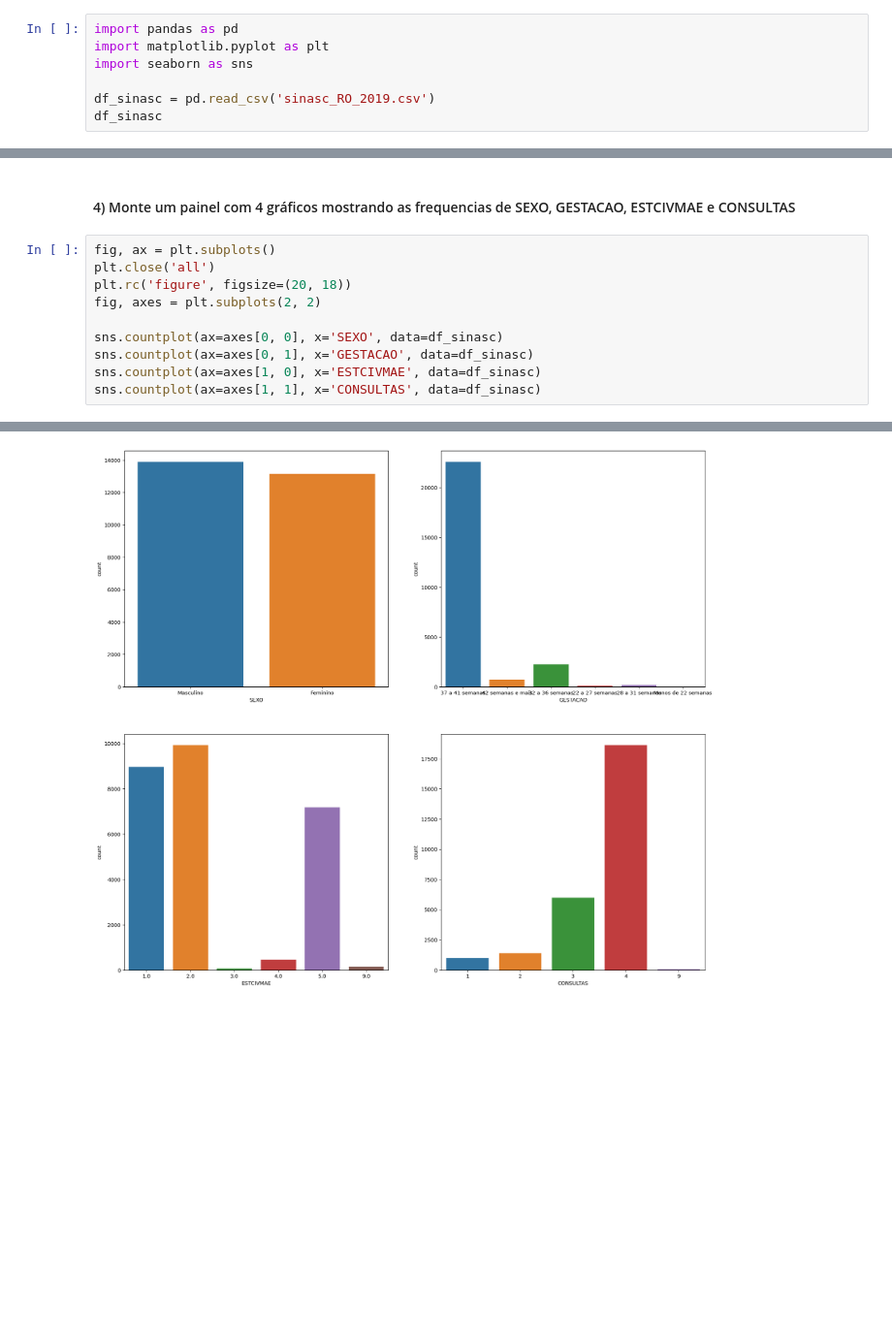
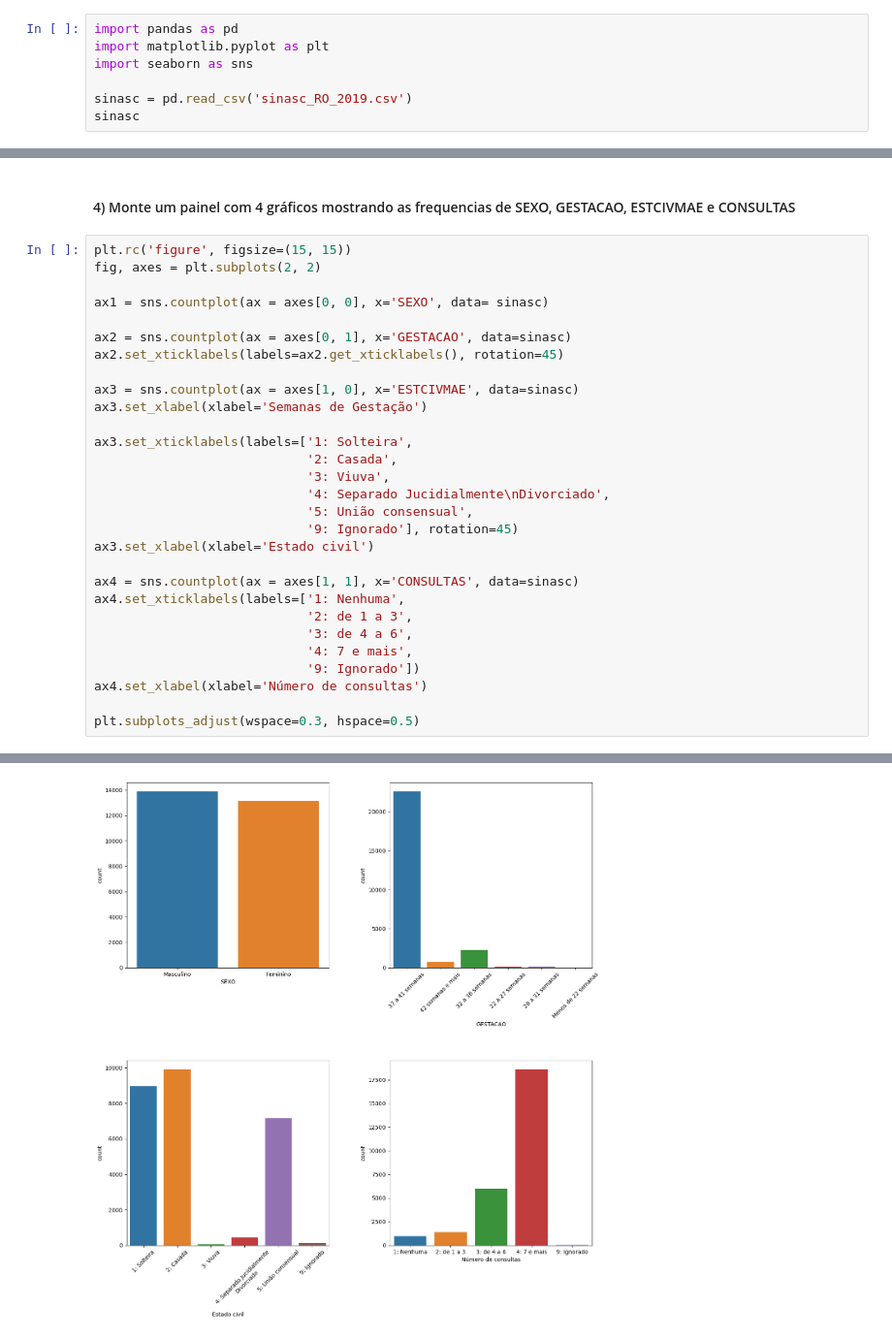
Before and after one commit to Jefersonfranca/Exerc-cio1m-dulo-6, a Jupyter notebook: mod06 tarefa 1.ipynb, the cells around one changed output, grey strips where cells are left out. Shown: that part at 97% size. Cells and saved outputs as stored; diff of their text form; blank space fills up the shorter version.

```diff
--- a/mod06 tarefa 1.ipynb
+++ b/mod06 tarefa 1.ipynb
@@ -7,8 +7,8 @@ import pandas as pd
 import matplotlib.pyplot as plt
 import seaborn as sns
 
-df_sinasc = pd.read_csv('sinasc_RO_2019.csv')
-df_sinasc
+sinasc = pd.read_csv('sinasc_RO_2019.csv')
+sinasc
 # %% [output]
 |  | ORIGEM | CODESTAB | CODMUNNASC | LOCNASC | IDADEMAE | ESTCIVMAE | ESCMAE | CODOCUPMAE | QTDFILVIVO | ... |
 | 0 | 1 | 2679477.0 | 110001 | 1 | 19 | 5.0 | 8 a 11 anos | NaN | 0.0 | ... |
@@ -59,13 +93,32 @@ sns.barplot(x='APGAR5', y='CONSULTAS', estimator='mean', data=df_sinasc)
 # %% [markdown]
 ####  4) Monte um painel com 4 gráficos mostrando as frequencias de SEXO, GESTACAO, ESTCIVMAE e CONSULTAS
 # %%
-fig, ax = plt.subplots()
-plt.close('all')
-plt.rc('figure', figsize=(20, 18))
+plt.rc('figure', figsize=(15, 15))
 fig, axes = plt.subplots(2, 2)
 
-sns.countplot(ax=axes[0, 0], x='SEXO', data=df_sinasc)
-sns.countplot(ax=axes[0, 1], x='GESTACAO', data=df_sinasc)
-sns.countplot(ax=axes[1, 0], x='ESTCIVMAE', data=df_sinasc)
-sns.countplot(ax=axes[1, 1], x='CONSULTAS', data=df_sinasc)
+ax1 = sns.countplot(ax = axes[0, 0], x='SEXO', data= sinasc)
+
+ax2 = sns.countplot(ax = axes[0, 1], x='GESTACAO', data=sinasc)
+ax2.set_xticklabels(labels=ax2.get_xticklabels(), rotation=45)
+
+ax3 = sns.countplot(ax = axes[1, 0], x='ESTCIVMAE', data=sinasc)
+ax3.set_xlabel(xlabel='Semanas de Gestação')
+
+ax3.set_xticklabels(labels=['1: Solteira',
+                            '2: Casada',
+                            '3: Viuva',
+                            '4: Separado Jucidialmente\nDivorciado',
+                            '5: União consensual',
+                            '9: Ignorado'], rotation=45)
+ax3.set_xlabel(xlabel='Estado civil')
+
+ax4 = sns.countplot(ax = axes[1, 1], x='CONSULTAS', data=sinasc)
+ax4.set_xticklabels(labels=['1: Nenhuma',
+                            '2: de 1 a 3',
+                            '3: de 4 a 6',
+                            '4: 7 e mais',
+                            '9: Ignorado'])
+ax4.set_xlabel(xlabel='Número de consultas')
+
+plt.subplots_adjust(wspace=0.3, hspace=0.5)
 # %% [output]
@@ -73 +125 @@ sns.countplot(ax=axes[1, 1], x='CONSULTAS', data=df_sinasc)
-[figure, old version]
+[figure, new version]
```
Also changed, not shown: parts of 9 cells of this notebook.
